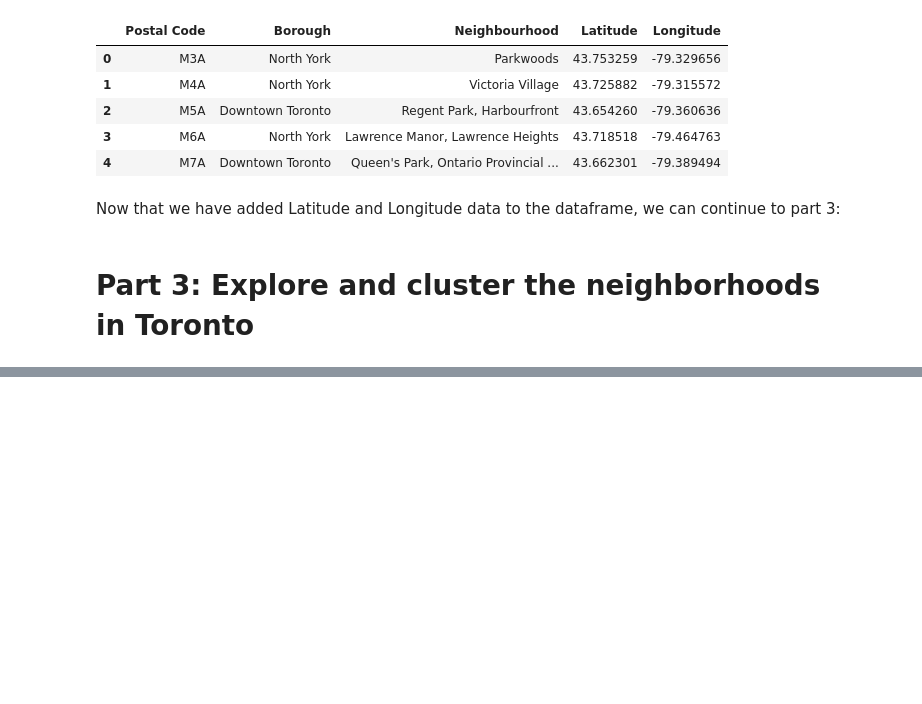
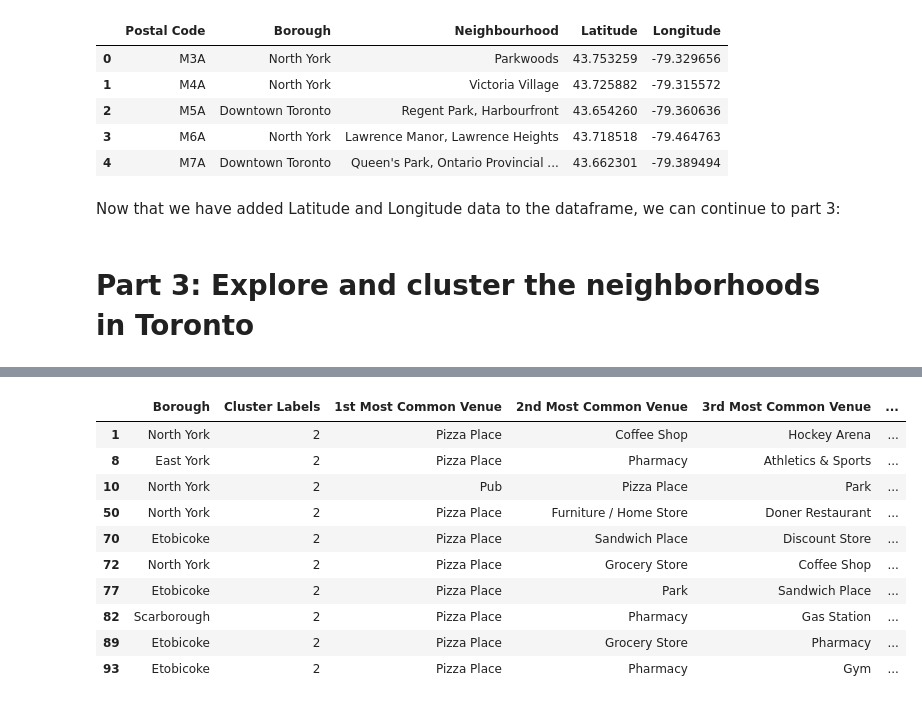
Before and after one commit to SV-Dip/Coursera_Capstone, a Jupyter notebook: Neighborhoods_Toronto.ipynb, the cells around one changed output, grey strips where cells are left out. Saved outputs shown, nothing was run; the diff lists cells and outputs as text; code cells hidden in the pictures; blank space fills up the shorter version.

```diff
--- a/Neighborhoods_Toronto.ipynb
+++ b/Neighborhoods_Toronto.ipynb
@@ -165,0 +500,15 @@ Now that we have added Latitude and Longitude data to the dataframe, we can cont
+# %%
+Cluster_3 = toronto_merged.loc[toronto_merged['Cluster Labels'] == 2, toronto_merged.columns[[1] + list(range(5, toronto_merged.shape[1]))]]
+Cluster_3
+# %% [output]
+|  | Borough | Cluster Labels | 1st Most Common Venue | 2nd Most Common Venue | 3rd Most Common Venue | ... |
+| 1 | North York | 2 | Pizza Place | Coffee Shop | Hockey Arena | ... |
+| 8 | East York | 2 | Pizza Place | Pharmacy | Athletics & Sports | ... |
+| 10 | North York | 2 | Pub | Pizza Place | Park | ... |
+| 50 | North York | 2 | Pizza Place | Furniture / Home Store | Doner Restaurant | ... |
+| 70 | Etobicoke | 2 | Pizza Place | Sandwich Place | Discount Store | ... |
+| 72 | North York | 2 | Pizza Place | Grocery Store | Coffee Shop | ... |
+| 77 | Etobicoke | 2 | Pizza Place | Park | Sandwich Place | ... |
+| 82 | Scarborough | 2 | Pizza Place | Pharmacy | Gas Station | ... |
+| 89 | Etobicoke | 2 | Pizza Place | Grocery Store | Pharmacy | ... |
+| 93 | Etobicoke | 2 | Pizza Place | Pharmacy | Gym | ... |
```
Also changed, not shown: parts of 46 cells of this notebook.
